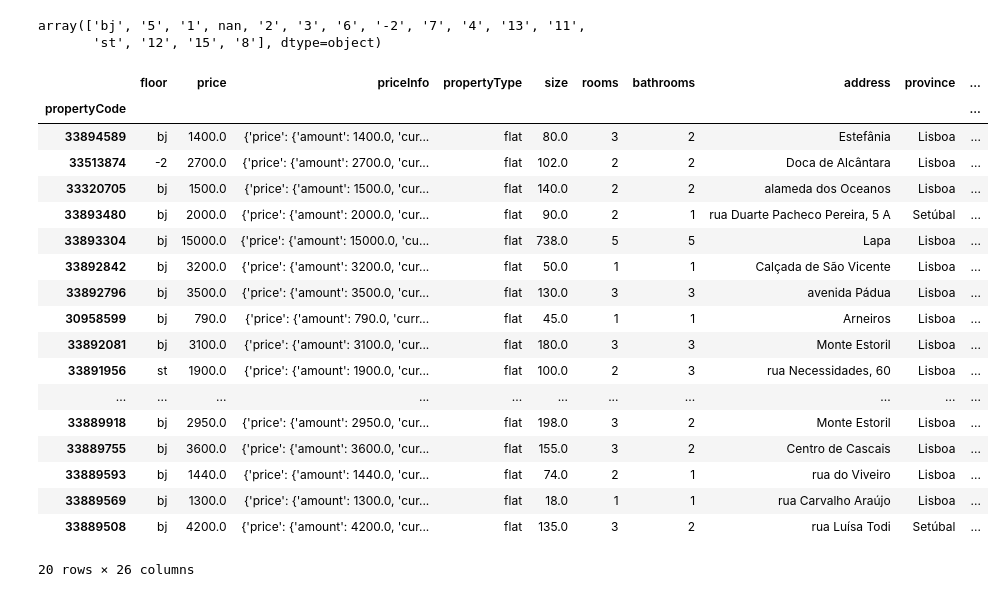
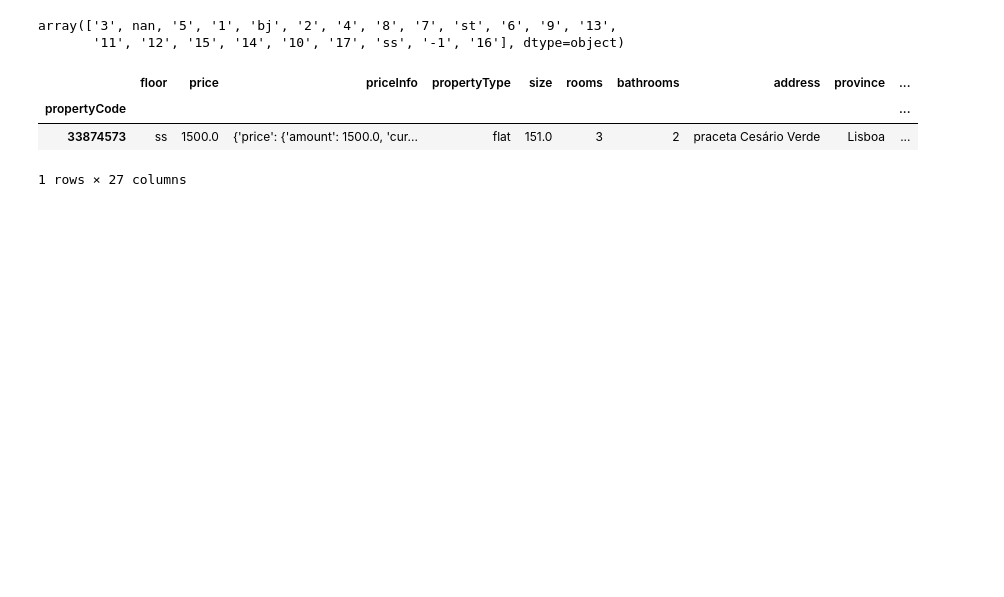
Before and after one commit to fcortevargas/housing-prices, a Jupyter notebook: notebooks/data_cleaning.ipynb, the cells around one changed output. Cells and saved outputs as stored; diff of their text form; code cells hidden in the pictures; blank space fills up the shorter version.

Commit message:
🚧 Improved data cleaning notebook

```diff
--- a/notebooks/data_cleaning.ipynb
+++ b/notebooks/data_cleaning.ipynb
@@ -7,5 +9,5 @@ import ast
 # %%
-df = pd.read_csv('../data/raw/lisbon_listings_for_rent.csv', index_col='propertyCode')
+df = pd.read_csv(f'../data/raw/{file_name}', index_col='propertyCode')
 # %%
 df.head()
 # %% [output]
@@ -116,30 +119,15 @@ df.head()
 # %%
 df.floor.unique()
 # %% [output]
-array(['bj', '5', '1', nan, '2', '3', '6', '-2', '7', '4', '13', '11',
-       'st', '12', '15', '8'], dtype=object)
+array(['3', nan, '5', '1', 'bj', '2', '4', '8', '7', 'st', '6', '9', '13',
+       '11', '12', '15', '14', '10', '17', 'ss', '-1', '16'], dtype=object)
 # %%
-df[df.floor.str.isnumeric() == False]
+df[df.floor == 'ss']
 # %% [output]
 |  | floor | price | priceInfo | propertyType | size | rooms | bathrooms | address | province | ... |
 | propertyCode |  |  |  |  |  |  |  |  |  | ... |
-| 33894589 | bj | 1400.0 | {'price': {'amount': 1400.0, 'cur... | flat | 80.0 | 3 | 2 | Estefânia | Lisboa | ... |
-| 33513874 | -2 | 2700.0 | {'price': {'amount': 2700.0, 'cur... | flat | 102.0 | 2 | 2 | Doca de Alcântara | Lisboa | ... |
-| 33320705 | bj | 1500.0 | {'price': {'amount': 1500.0, 'cur... | flat | 140.0 | 2 | 2 | alameda dos Oceanos | Lisboa | ... |
-| 33893480 | bj | 2000.0 | {'price': {'amount': 2000.0, 'cur... | flat | 90.0 | 2 | 1 | rua Duarte Pacheco Pereira, 5 A | Setúbal | ... |
-| 33893304 | bj | 15000.0 | {'price': {'amount': 15000.0, 'cu... | flat | 738.0 | 5 | 5 | Lapa | Lisboa | ... |
-| 33892842 | bj | 3200.0 | {'price': {'amount': 3200.0, 'cur... | flat | 50.0 | 1 | 1 | Calçada de São Vicente | Lisboa | ... |
-| 33892796 | bj | 3500.0 | {'price': {'amount': 3500.0, 'cur... | flat | 130.0 | 3 | 3 | avenida Pádua | Lisboa | ... |
-| 30958599 | bj | 790.0 | {'price': {'amount': 790.0, 'curr... | flat | 45.0 | 1 | 1 | Arneiros | Lisboa | ... |
-| 33892081 | bj | 3100.0 | {'price': {'amount': 3100.0, 'cur... | flat | 180.0 | 3 | 3 | Monte Estoril | Lisboa | ... |
-| 33891956 | st | 1900.0 | {'price': {'amount': 1900.0, 'cur... | flat | 100.0 | 2 | 3 | rua Necessidades, 60 | Lisboa | ... |
-| ... | ... | ... | ... | ... | ... | ... | ... | ... | ... | ... |
-| 33889918 | bj | 2950.0 | {'price': {'amount': 2950.0, 'cur... | flat | 198.0 | 3 | 2 | Monte Estoril | Lisboa | ... |
-| 33889755 | bj | 3600.0 | {'price': {'amount': 3600.0, 'cur... | flat | 155.0 | 3 | 2 | Centro de Cascais | Lisboa | ... |
-| 33889593 | bj | 1440.0 | {'price': {'amount': 1440.0, 'cur... | flat | 74.0 | 2 | 1 | rua do Viveiro | Lisboa | ... |
-| 33889569 | bj | 1300.0 | {'price': {'amount': 1300.0, 'cur... | flat | 18.0 | 1 | 1 | rua Carvalho Araújo | Lisboa | ... |
-| 33889508 | bj | 4200.0 | {'price': {'amount': 4200.0, 'cur... | flat | 135.0 | 3 | 2 | rua Luísa Todi | Setúbal | ... |
+| 33874573 | ss | 1500.0 | {'price': {'amount': 1500.0, 'cur... | flat | 151.0 | 3 | 2 | praceta Cesário Verde | Lisboa | ... |
-20 rows × 26 columns
+1 rows × 27 columns
 # %%
 df.floor = df.floor.str.replace('bj', '0')
 df.floor = df.floor.str.replace('-', '')
```
Also changed, not shown: parts of 22 cells of this notebook.
